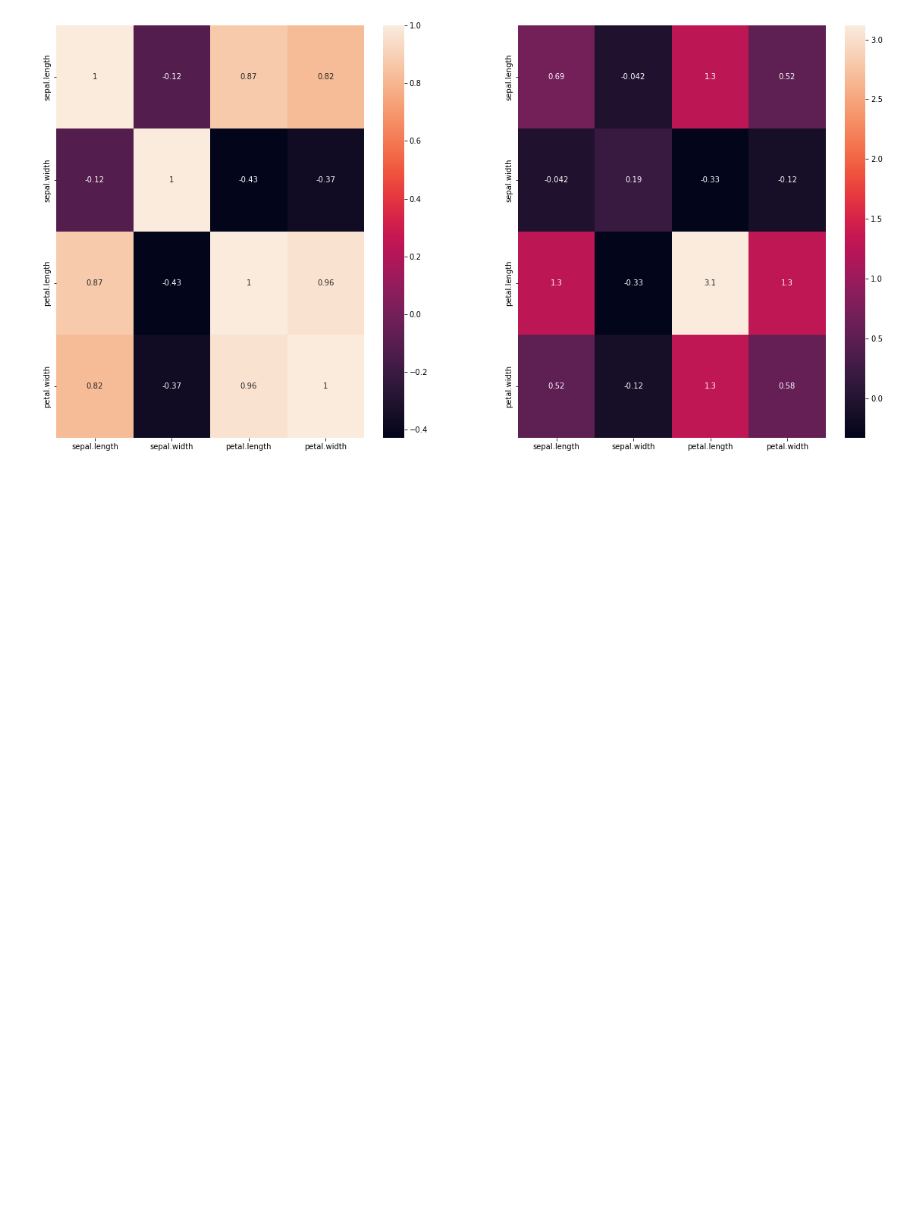
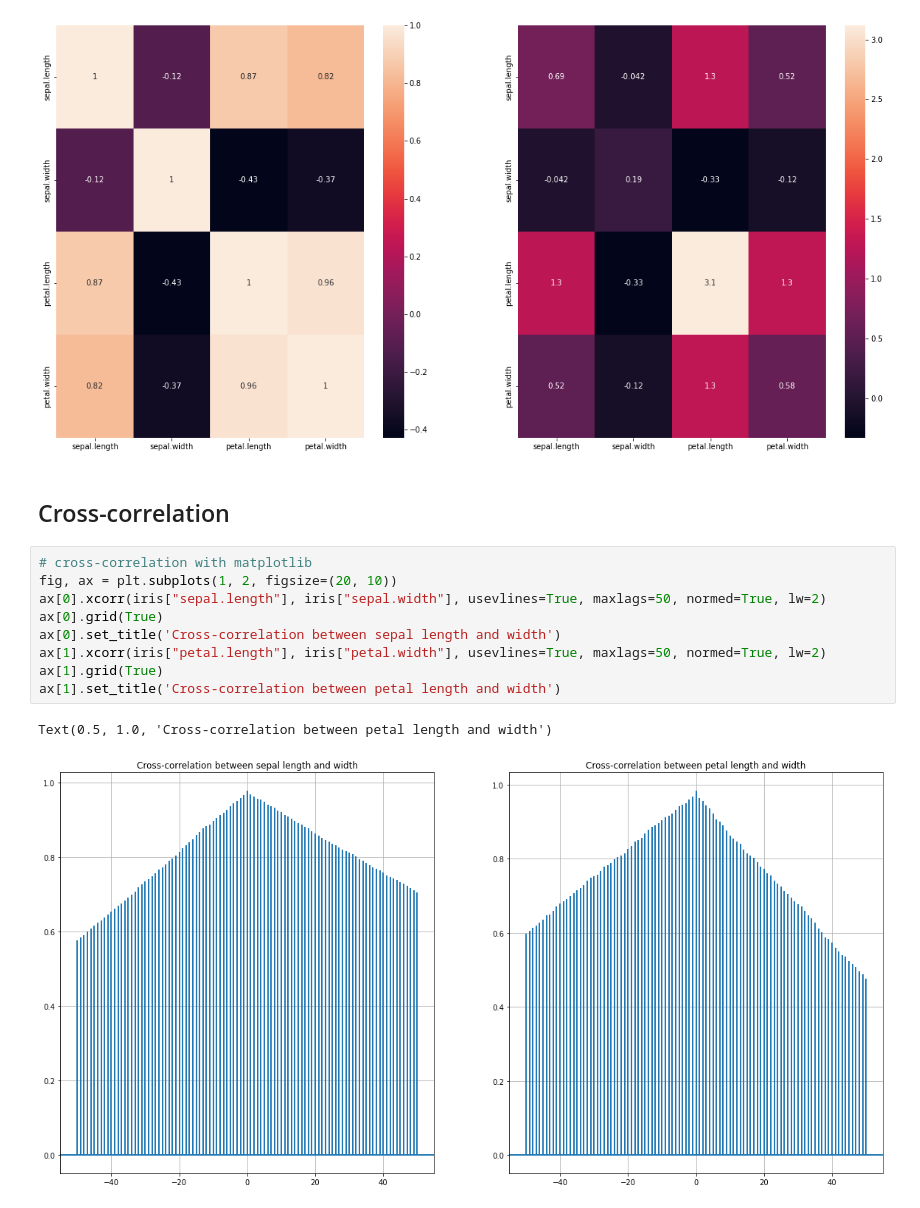
Before and after one commit to xSuffix/iris-data-mining, a Jupyter notebook: iris.ipynb, the cells around one changed output. Drawn from its saved outputs; the diff is of its cells as text; blank space fills up the shorter version.

Commit message:
docs: add (binary) cross-correlation

```diff
--- a/iris.ipynb
+++ b/iris.ipynb
@@ -38,3 +37,17 @@ sns.heatmap(cov, annot=True, ax=ax[1])
 # %% [output]
 <AxesSubplot:>
 [figure]
+# %% [markdown]
+## Cross-correlation
+# %%
+# cross-correlation with matplotlib
+fig, ax = plt.subplots(1, 2, figsize=(20, 10))
+ax[0].xcorr(iris["sepal.length"], iris["sepal.width"], usevlines=True, maxlags=50, normed=True, lw=2)
+ax[0].grid(True)
+ax[0].set_title('Cross-correlation between sepal length and width')
+ax[1].xcorr(iris["petal.length"], iris["petal.width"], usevlines=True, maxlags=50, normed=True, lw=2)
+ax[1].grid(True)
+ax[1].set_title('Cross-correlation between petal length and width')
+# %% [output]
+Text(0.5, 1.0, 'Cross-correlation between petal length and width')
+[figure, added]
```
Also changed, not shown: parts of 3 cells of this notebook.
